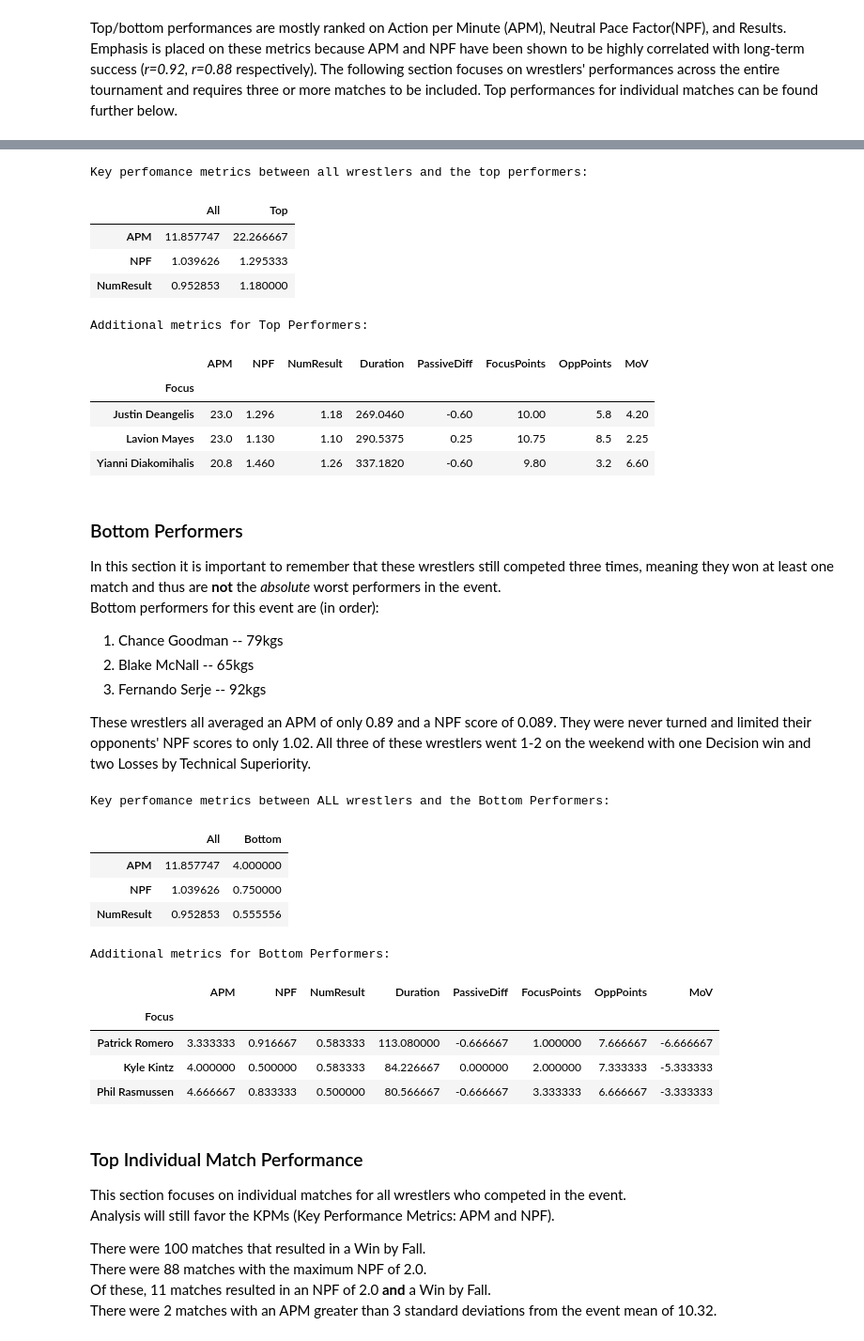
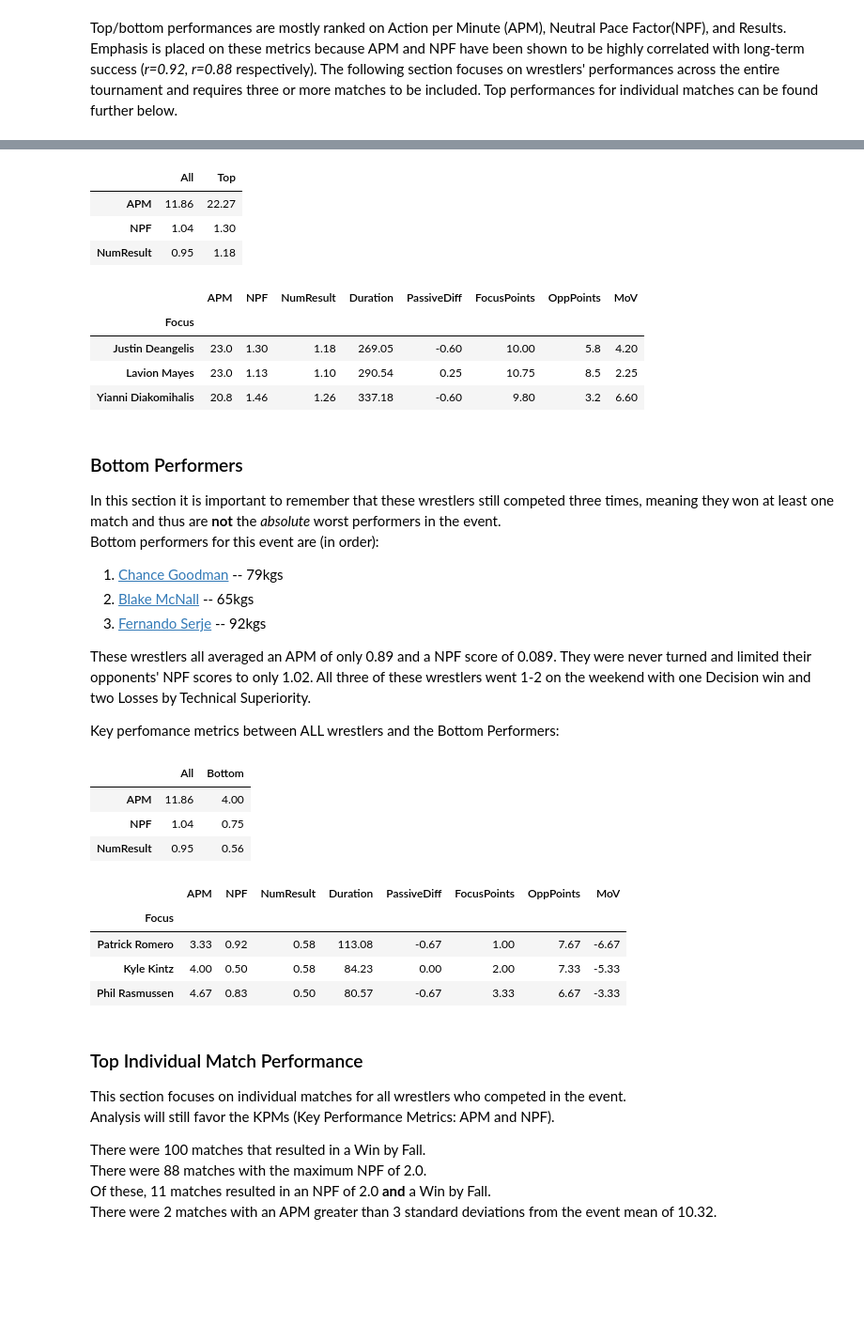
Before and after one commit to nanthony007/VeritasWrestlingSystems, a Jupyter notebook: collection/analysis/USOpen2019.ipynb, the cells around one changed output, grey strips where cells are left out. Shown at 94% size. Saved outputs shown, nothing was run; the diff lists cells and outputs as text; code cells hidden in the pictures; blank space fills up the shorter version.

```diff
--- a/collection/analysis/USOpen2019.ipynb
+++ b/collection/analysis/USOpen2019.ipynb
@@ -64,60 +66,54 @@ These wrestlers more than doubled the average APM for the event and competed for
 # %%
-print('Key perfomance metrics between all wrestlers and the top performers:')
 top_perfs = filt_name_grouped.mean().sort_values(['APM', 'NPF', 'NumResult'], ascending=False).head(3)
 
 display(pd.concat([
     filt_name_grouped.mean()[['APM', 'NPF', 'NumResult']].mean().rename('All'),
     top_perfs.mean()[['APM', 'NPF', 'NumResult']].rename('Top')
-    ], axis=1))
+    ], axis=1).round(2))
 
-print('Additional metrics for Top Performers:')
 display(top_perfs[['APM', 'NPF', 'NumResult', 'Duration', 'PassiveDiff',
-                   'FocusPoints', 'OppPoints', 'MoV']])
+                   'FocusPoints', 'OppPoints', 'MoV']].round(2))
 # %% [output]
-Key perfomance metrics between all wrestlers and the top performers:
 |  | All | Top |
-| APM | 11.857747 | 22.266667 |
-| NPF | 1.039626 | 1.295333 |
-| NumResult | 0.952853 | 1.180000 |
+| APM | 11.86 | 22.27 |
+| NPF | 1.04 | 1.30 |
+| NumResult | 0.95 | 1.18 |
-Additional metrics for Top Performers:
 |  | APM | NPF | NumResult | Duration | PassiveDiff | FocusPoints | OppPoints | MoV |
 | Focus |  |  |  |  |  |  |  |  |
-| Justin Deangelis | 23.0 | 1.296 | 1.18 | 269.0460 | -0.60 | 10.00 | 5.8 | 4.20 |
-| Lavion Mayes | 23.0 | 1.130 | 1.10 | 290.5375 | 0.25 | 10.75 | 8.5 | 2.25 |
-| Yianni Diakomihalis | 20.8 | 1.460 | 1.26 | 337.1820 | -0.60 | 9.80 | 3.2 | 6.60 |
+| Justin Deangelis | 23.0 | 1.30 | 1.18 | 269.05 | -0.60 | 10.00 | 5.8 | 4.20 |
+| Lavion Mayes | 23.0 | 1.13 | 1.10 | 290.54 | 0.25 | 10.75 | 8.5 | 2.25 |
+| Yianni Diakomihalis | 20.8 | 1.46 | 1.26 | 337.18 | -0.60 | 9.80 | 3.2 | 6.60 |
 # %% [markdown]
 ### Bottom Performers
 In this section it is important to remember that these wrestlers still competed three times, meaning they won at least one match and thus are **not** the *absolute* worst performers in the event.
 Bottom performers for this event are (in order):
-1. Chance Goodman -- 79kgs
-2. Blake McNall -- 65kgs
-3. Fernando Serje -- 92kgs
+1. <a href="http://www.veritaswrestlingsystems.com/wrestlers/chance-goodman/">Chance Goodman</a> -- 79kgs
+2. <a href="http://www.veritaswrestlingsystems.com/wrestlers/blake-mcnall/">Blake McNall</a> -- 65kgs
+3. <a href="http://www.veritaswrestlingsystems.com/wrestlers/fernando-serje/">Fernando Serje</a> -- 92kgs
 
 These wrestlers all averaged an APM of only 0.89 and a NPF score of 0.089.  They were never turned and limited their opponents' NPF scores to only 1.02.  All three of these wrestlers went 1-2 on the weekend with one Decision win and two Losses by Technical Superiority.
+
+Key perfomance metrics between ALL wrestlers and the Bottom Performers:
 # %%
-print('Key perfomance metrics between ALL wrestlers and the Bottom Performers:')
 bottom_perfs = filt_name_grouped.mean().sort_values(['APM', 'NPF', 'NumResult']).head(3)
 
 display(pd.concat([
     filt_name_grouped.mean()[['APM', 'NPF', 'NumResult']].mean().rename('All'),
     bottom_perfs.mean()[['APM', 'NPF', 'NumResult']].rename('Bottom')
-    ], axis=1))
+    ], axis=1).round(2))
 
-print('Additional metrics for Bottom Performers:')
 display(bottom_perfs[['APM', 'NPF', 'NumResult', 'Duration', 'PassiveDiff',
-                   'FocusPoints', 'OppPoints', 'MoV']])
+                   'FocusPoints', 'OppPoints', 'MoV']].round(2))
 # %% [output]
-Key perfomance metrics between ALL wrestlers and the Bottom Performers:
 |  | All | Bottom |
-| APM | 11.857747 | 4.000000 |
-| NPF | 1.039626 | 0.750000 |
-| NumResult | 0.952853 | 0.555556 |
+| APM | 11.86 | 4.00 |
+| NPF | 1.04 | 0.75 |
+| NumResult | 0.95 | 0.56 |
-Additional metrics for Bottom Performers:
 |  | APM | NPF | NumResult | Duration | PassiveDiff | FocusPoints | OppPoints | MoV |
 | Focus |  |  |  |  |  |  |  |  |
-| Patrick Romero | 3.333333 | 0.916667 | 0.583333 | 113.080000 | -0.666667 | 1.000000 | 7.666667 | -6.666667 |
-| Kyle Kintz | 4.000000 | 0.500000 | 0.583333 | 84.226667 | 0.000000 | 2.000000 | 7.333333 | -5.333333 |
-| Phil Rasmussen | 4.666667 | 0.833333 | 0.500000 | 80.566667 | -0.666667 | 3.333333 | 6.666667 | -3.333333 |
+| Patrick Romero | 3.33 | 0.92 | 0.58 | 113.08 | -0.67 | 1.00 | 7.67 | -6.67 |
+| Kyle Kintz | 4.00 | 0.50 | 0.58 | 84.23 | 0.00 | 2.00 | 7.33 | -5.33 |
+| Phil Rasmussen | 4.67 | 0.83 | 0.50 | 80.57 | -0.67 | 3.33 | 6.67 | -3.33 |
 # %% [markdown]
 ### Top Individual Match Performance
 
```
Also changed, not shown: parts of 13 cells of this notebook, 7 other files.
